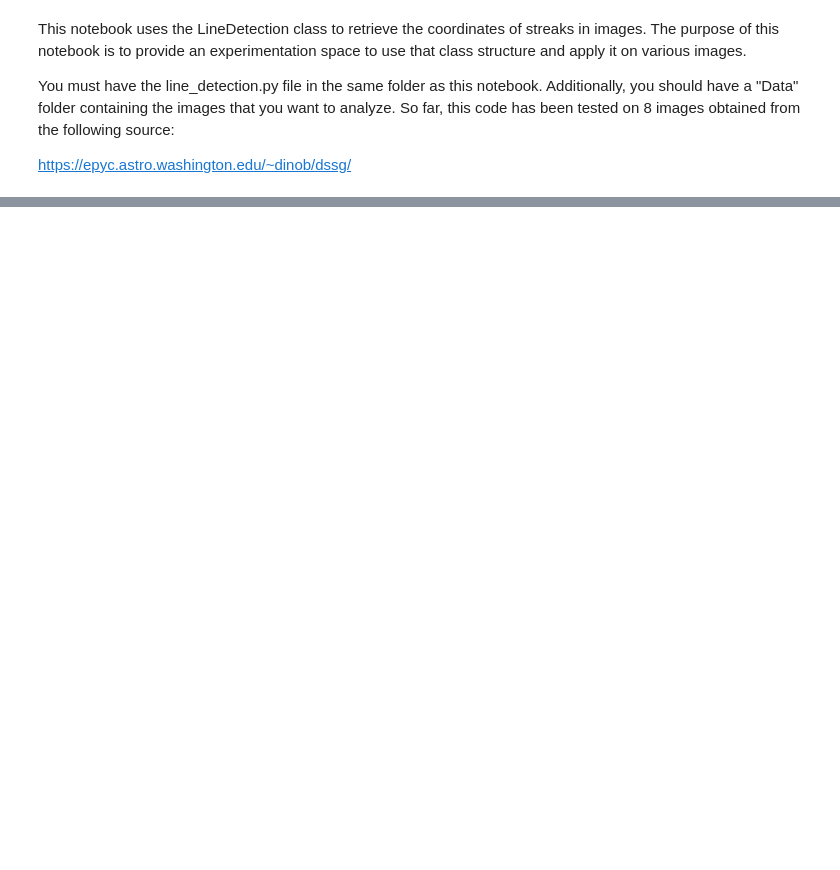
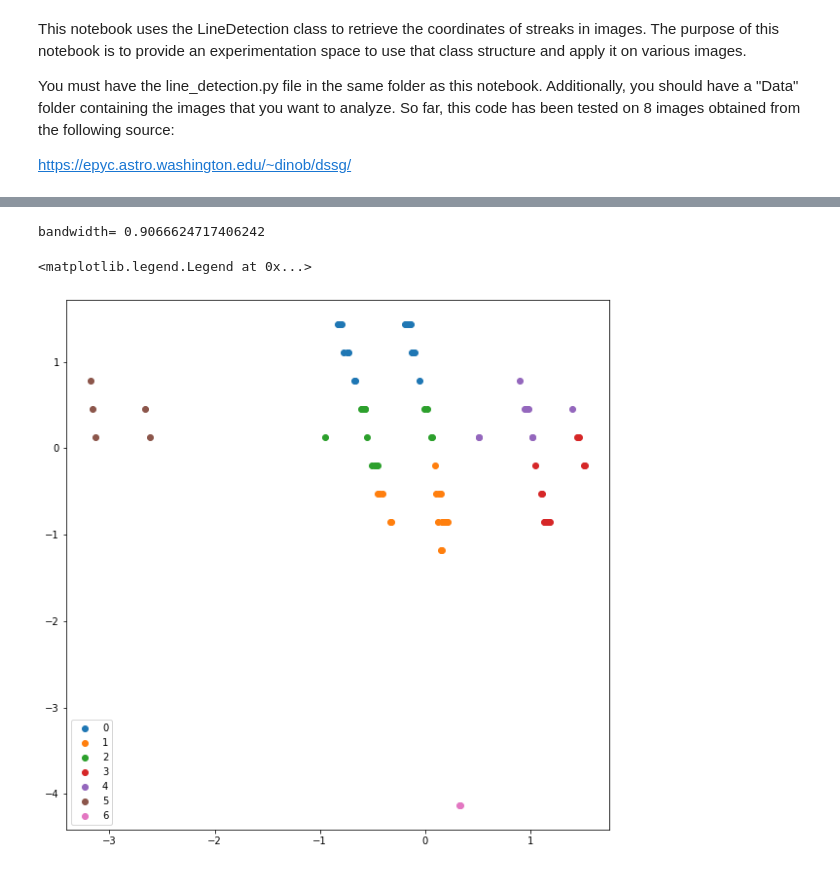
Before and after one commit to uwescience/satmetrics, a Jupyter notebook: line_detection_testing.ipynb, the cells around one changed output, grey strips where cells are left out. Drawn from its saved outputs; the diff is of its cells as text; code cells hidden in the pictures; blank space fills up the shorter version.

```diff
--- a/line_detection_testing.ipynb
+++ b/line_detection_testing.ipynb
@@ -122,0 +164,28 @@ array([[[1.6540000e+03, 7.5049156e-01]],
+# %%
+lines_array = lines[:,0,:]
+r = lines_array[:,0].reshape(-1,1)
+theta = lines_array[:,1].reshape(-1,1)
+
+scaler = StandardScaler()
+scaler.fit(lines_array)
+std_lines = scaler.transform(lines_array)
+# %%
+
+bandwidth = estimate_bandwidth(std_lines, quantile=0.2, n_samples=500)
+print("bandwidth=", bandwidth)
+clustering = MeanShift(bandwidth=0.7).fit(std_lines)
+
+
+for l in set(clustering.labels_):
+    mask = clustering.labels_ == l
+    tmp_r = std_lines[:,0]
+    tmp_theta = std_lines[:,1]
+
+    plt.scatter(tmp_r[mask], tmp_theta[mask], label = l)
+
+
+plt.legend()
+# %% [output]
+bandwidth= 0.9066624717406242
+<matplotlib.legend.Legend at 0x...>
+[figure, added]
```
Also changed, not shown: parts of 20 cells of this notebook.
